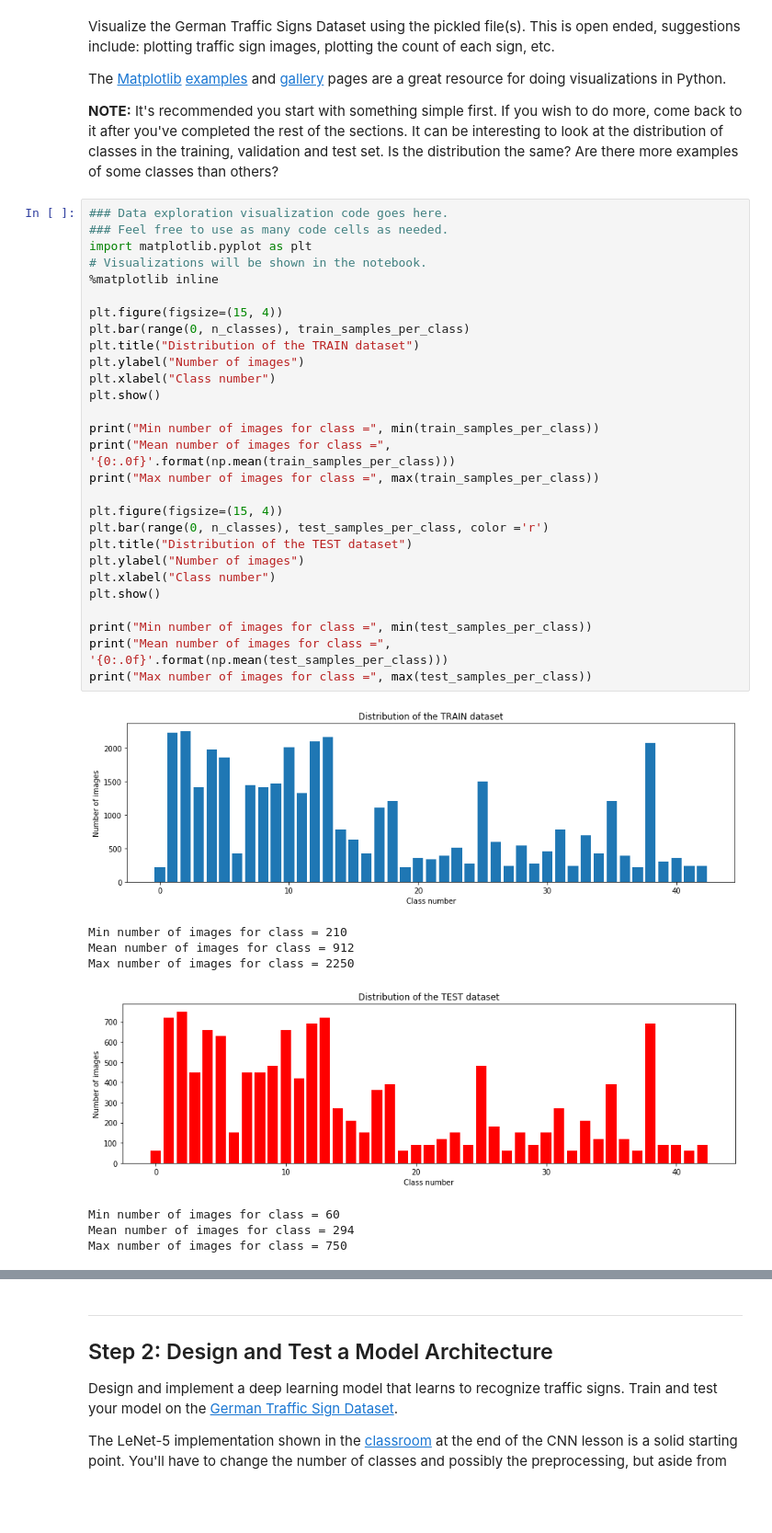
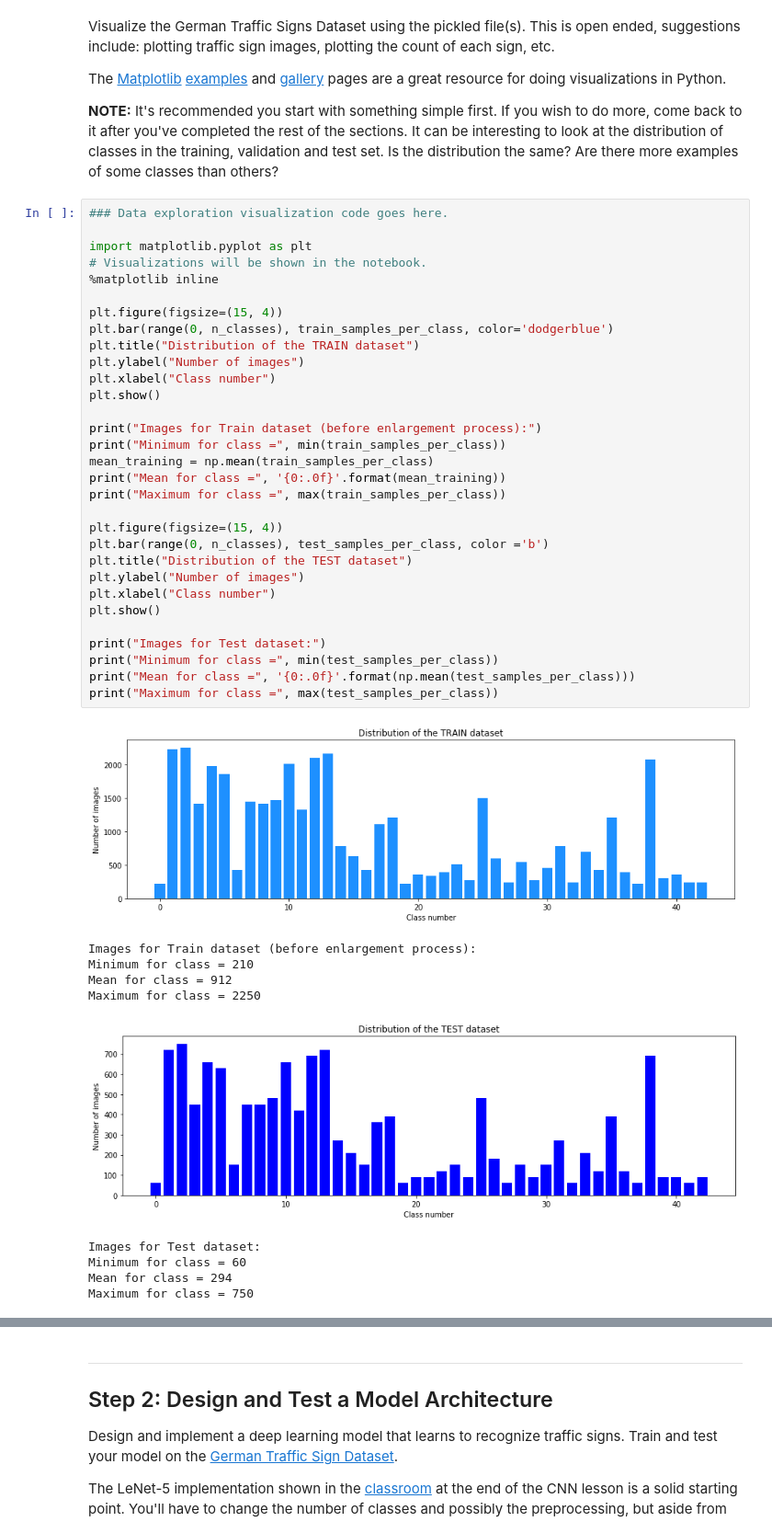
Before and after one commit to shmulik-willinger/traffic_sign_classifier, a Jupyter notebook: Traffic_Sign_Classifier.ipynb, the cells around one changed output, grey strips where cells are left out. Shown at 92% size. Saved outputs shown, nothing was run; the diff lists cells and outputs as text; blank space fills up the shorter version.

```diff
--- a/Traffic_Sign_Classifier.ipynb
+++ b/Traffic_Sign_Classifier.ipynb
@@ -144,38 +144,43 @@ The [Matplotlib](http://matplotlib.org/) [examples](http://matplotlib.org/exampl
 **NOTE:** It's recommended you start with something simple first. If you wish to do more, come back to it after you've completed the rest of the sections. It can be interesting to look at the distribution of classes in the training, validation and test set. Is the distribution the same? Are there more examples of some classes than others?
 # %%
 ### Data exploration visualization code goes here.
-### Feel free to use as many code cells as needed.
+
 import matplotlib.pyplot as plt
 # Visualizations will be shown in the notebook.
 %matplotlib inline
 
 plt.figure(figsize=(15, 4))
-plt.bar(range(0, n_classes), train_samples_per_class)
+plt.bar(range(0, n_classes), train_samples_per_class, color='dodgerblue')
 plt.title("Distribution of the TRAIN dataset")
 plt.ylabel("Number of images")
 plt.xlabel("Class number")
 plt.show()
 
-print("Min number of images for class =", min(train_samples_per_class))
-print("Mean number of images for class =", '{0:.0f}'.format(np.mean(train_samples_per_class)))
-print("Max number of images for class =", max(train_samples_per_class))
+print("Images for Train dataset (before enlargement process):")
+print("Minimum for class =", min(train_samples_per_class))
+mean_training = np.mean(train_samples_per_class)
+print("Mean for class =", '{0:.0f}'.format(mean_training))
+print("Maximum for class =", max(train_samples_per_class))
 
 plt.figure(figsize=(15, 4))
-plt.bar(range(0, n_classes), test_samples_per_class, color ='r')
+plt.bar(range(0, n_classes), test_samples_per_class, color ='b')
 plt.title("Distribution of the TEST dataset")
 plt.ylabel("Number of images")
 plt.xlabel("Class number")
 plt.show()
 
-print("Min number of images for class =", min(test_samples_per_class))
-print("Mean number of images for class =", '{0:.0f}'.format(np.mean(test_samples_per_class)))
-print("Max number of images for class =", max(test_samples_per_class))
+print("Images for Test dataset:")
+print("Minimum for class =", min(test_samples_per_class))
+print("Mean for class =", '{0:.0f}'.format(np.mean(test_samples_per_class)))
+print("Maximum for class =", max(test_samples_per_class))
 # %% [output]
-[figure, old version]
+[figure, new version]
-Min number of images for class = 210
-Mean number of images for class = 912
-Max number of images for class = 2250
+Images for Train dataset (before enlargement process):
+Minimum for class = 210
+Mean for class = 912
+Maximum for class = 2250
-[figure, old version]
+[figure, new version]
-Min number of images for class = 60
-Mean number of images for class = 294
-Max number of images for class = 750
+Images for Test dataset:
+Minimum for class = 60
+Mean for class = 294
+Maximum for class = 750
```
Also changed, not shown: parts of 15 cells of this notebook, 1 other file.
